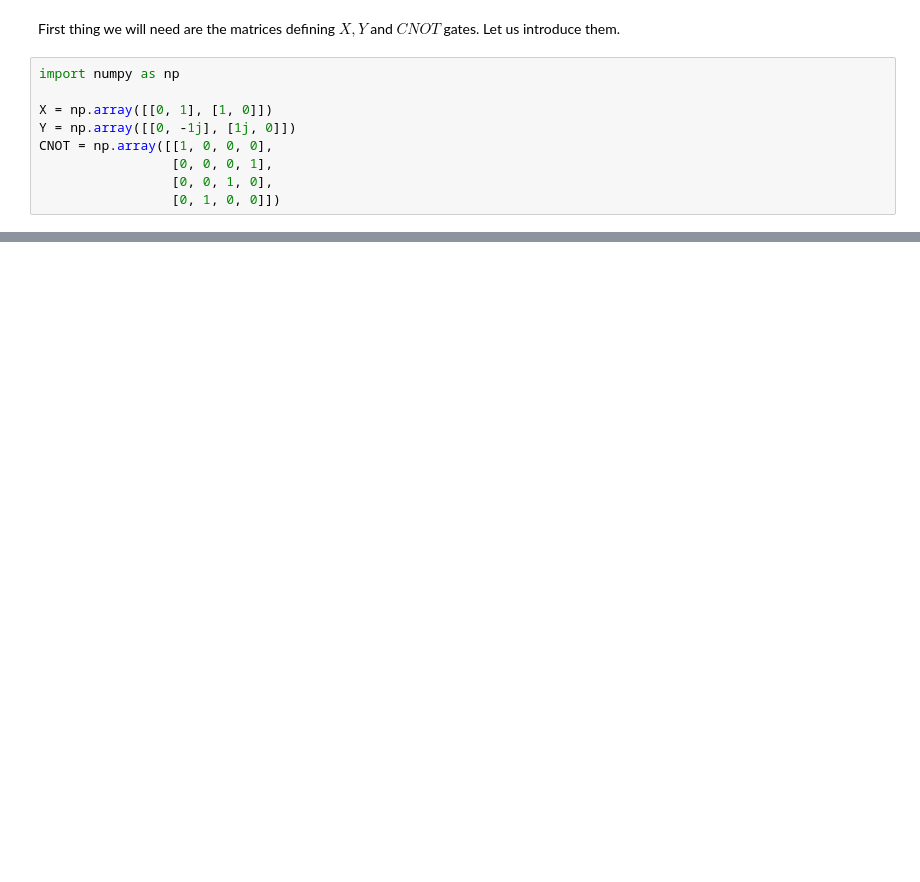
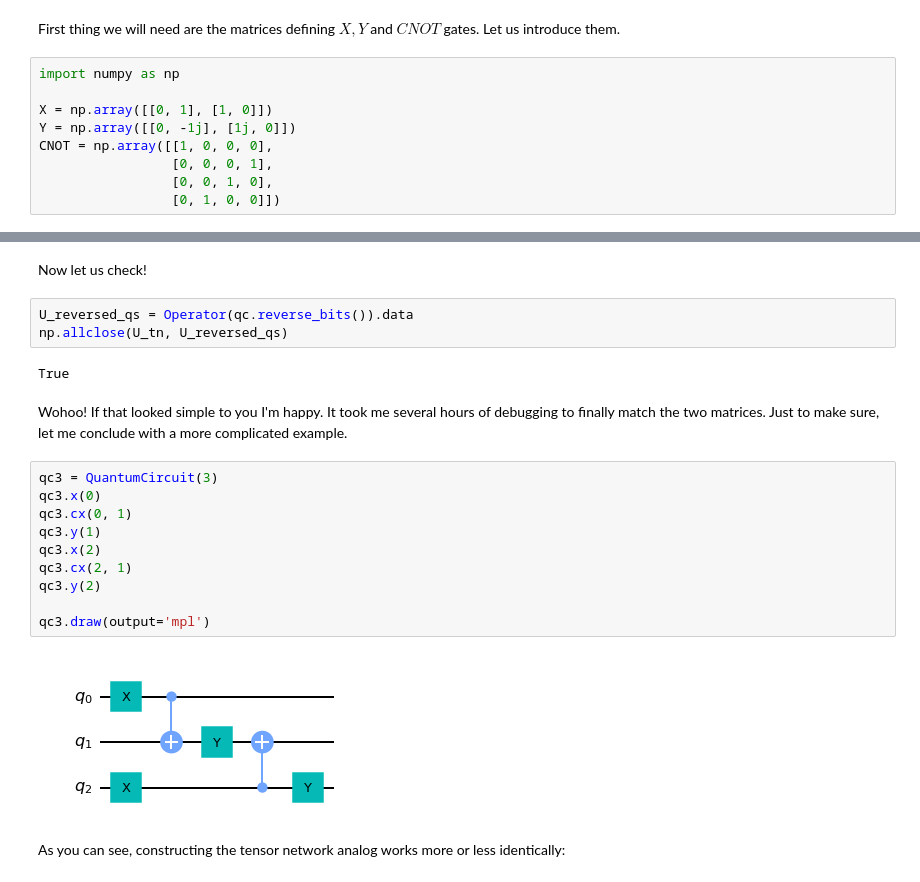
Before and after one commit to idnm/blog0, a Jupyter notebook: _notebooks/2021-08-17-Matrix representation of quantum circuits.ipynb, the cells around one changed output, grey strips where cells are left out. Saved outputs shown, nothing was run; the diff lists cells and outputs as text; blank space fills up the shorter version.

```diff
--- a/_notebooks/2021-08-17-Matrix representation of quantum circuits.ipynb
+++ b/_notebooks/2021-08-17-Matrix representation of quantum circuits.ipynb
@@ -177,0 +288,23 @@ m2 = np.random.rand(4,4)
+# %% [markdown]
+Now let us check!
+# %%
+U_reversed_qs = Operator(qc.reverse_bits()).data
+np.allclose(U_tn, U_reversed_qs)
+# %% [output]
+True
+# %% [markdown]
+Wohoo! If that looked simple to you I'm happy. It took me several hours of debugging to finally match the two matrices. Just to make sure, let me conclude with a more complicated example.
+# %%
+qc3 = QuantumCircuit(3)
+qc3.x(0)
+qc3.cx(0, 1)
+qc3.y(1)
+qc3.x(2)
+qc3.cx(2, 1)
+qc3.y(2)
+
+qc3.draw(output='mpl')
+# %% [output]
+[figure, added]
+# %% [markdown]
+As you can see, constructing the tensor network analog works more or less identically:
```
Also changed, not shown: parts of 38 cells of this notebook, 6 other files.
